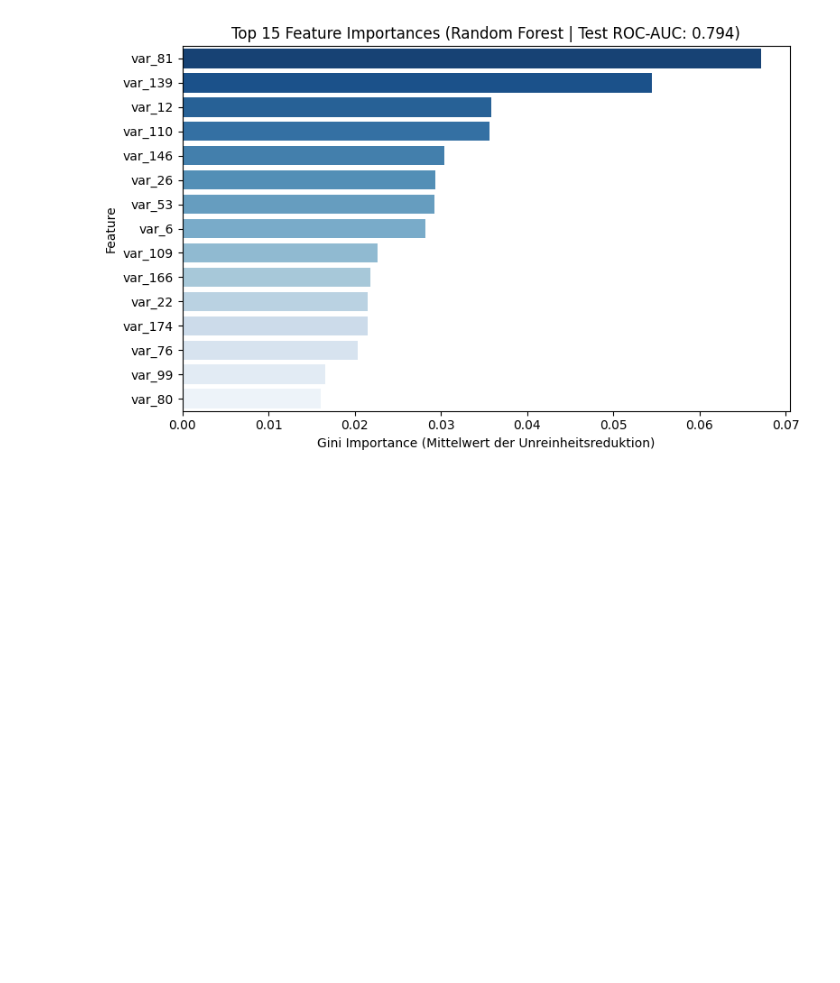
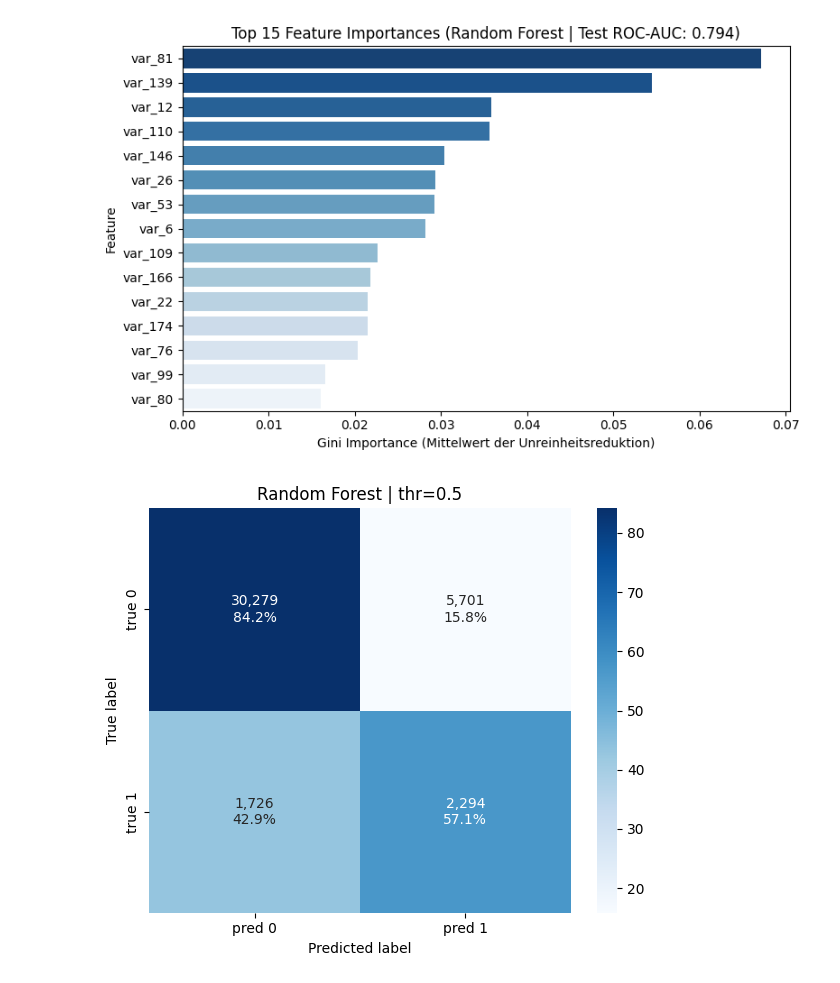
Before and after one commit to Cypshu/ADA_Project, a Jupyter notebook: Tro/SCTP_RF_Trong.ipynb, the cells around one changed output. Cells and saved outputs as stored; diff of their text form; code cells hidden in the pictures; blank space fills up the shorter version.

```diff
--- a/Tro/SCTP_RF_Trong.ipynb
+++ b/Tro/SCTP_RF_Trong.ipynb
@@ -6,8 +6,16 @@ import numpy as np
 import pandas as pd
 import seaborn as sns
 from sklearn.ensemble import RandomForestClassifier
-from sklearn.metrics import roc_auc_score
 from sklearn.model_selection import train_test_split
+from sklearn.metrics import (
+    roc_auc_score,
+    average_precision_score,
+    f1_score,
+    matthews_corrcoef,
+    confusion_matrix,
+    PrecisionRecallDisplay,
+    classification_report
+)
 
 # ==========================================
 # 1. Daten aus der Parquet-Datei laden
@@ -21,7 +29,7 @@ print(
     f"Daten erfolgreich geladen: {X.shape[0]} Zeilen, {X.shape[1]} Features"
 )
 
-# Optional: Farbschema definieren (falls du die Stylesheet-Variable aus der EDA nutzen willst)
+# Optional: Farbschema definieren
 if "SEQUENTIAL_BLUE" in locals():
     bar_palette = SEQUENTIAL_BLUE(np.linspace(0.4, 1, 15))[::-1].tolist()
 else:
@@ -37,8 +45,6 @@ X_train, X_test, y_train, y_test = train_test_split(
 # ==========================================
 # 3. Random Forest trainieren
 # ==========================================
-# n_jobs=-1 nutzt alle CPU-Kerne für schnelles Training
-# class_weight='balanced' berücksichtigt das 90:10 Klassenungleichgewicht
 rf_model = RandomForestClassifier(
     n_estimators=100,
     max_depth=10,
@@ -49,14 +55,31 @@ rf_model = RandomForestClassifier(
 rf_model.fit(X_train, y_train)
 
 # ==========================================
-# 4. Evaluierung mit ROC-AUC
+# 4. Vorhersagen & Metriken berechnen
 # ==========================================
 y_pred_proba = rf_model.predict_proba(X_test)[:, 1]
+
+# Schwellenwert auf Standard 0.5 festlegen
+threshold = 0.5
+y_pred_rf = (y_pred_proba >= threshold).astype(int)
+
+# Metriken berechnen
 auc_score = roc_auc_score(y_test, y_pred_proba)
-print(f"--> Random Forest Test ROC-AUC Score: {auc_score:.4f}")
+pr_auc_rf = average_precision_score(y_test, y_pred_proba)
+f1_rf = f1_score(y_test, y_pred_rf)
+mcc_rf = matthews_corrcoef(y_test, y_pred_rf)
+
+print("=" * 55)
+print("Random Forest Baseline (200 Features) - Performance:")
+print("=" * 55)
+print(f"ROC-AUC : {auc_score:.4f}  ({auc_score * 100:.2f} %)")
+print(f"PR-AUC  : {pr_auc_rf:.4f}  ({pr_auc_rf * 100:.2f} %)")
+print(f"F1-Score: {f1_rf:.4f}  ({f1_rf * 100:.2f} %)")
+print(f"MCC     : {mcc_rf:.4f}  ({mcc_rf * 100:.2f} %)")
+print("=" * 55)
 
 # ==========================================
-# 5. Top 15 Feature Importances extrahieren & visualisieren
+# 5. Top 15 Feature Importances
 # ==========================================
 fi_df = (
     pd.DataFrame(
@@ -81,8 +104,58 @@ plt.title(
 )
 plt.xlabel("Gini Importance (Mittelwert der Unreinheitsreduktion)")
 plt.ylabel("Feature")
-
 plt.tight_layout()
 plt.show()
+
+# ==========================================
+# 6. Konfusionsmatrix (mit Absolutzahlen & Prozentsätzen)
+# ==========================================
+cm_abs = confusion_matrix(y_test, y_pred_rf)
+cm_perc = confusion_matrix(y_test, y_pred_rf, normalize="true") * 100
+
+labels = np.asarray([
+    [f"{val_abs:,}\n{val_perc:.1f}%" for val_abs, val_perc in zip(row_abs, row_perc)]
+    for row_abs, row_perc in zip(cm_abs, cm_perc)
+])
+
+plt.figure(figsize=(6, 5))
+sns.heatmap(
+    cm_perc,
+    annot=labels,
+    fmt="",
+    cmap="Blues",
+    cbar=True,
+    xticklabels=["pred 0", "pred 1"],
+    yticklabels=["true 0", "true 1"],
+)
+plt.title(f"Random Forest | thr={threshold}")
+plt.ylabel("True label")
+plt.xlabel("Predicted label")
+plt.tight_layout()
+plt.show()
+
+# ==========================================
+# 7. Precision-Recall-Kurve
+# ==========================================
+plt.figure(figsize=(7, 5))
+PrecisionRecallDisplay.from_predictions(
+    y_test,
+    y_pred_proba,
+    name="Random Forest Baseline",
+    color="#2a78d6",
+    ax=plt.gca(),
+)
+plt.title(f"Random Forest Precision-Recall Curve (PR-AUC: {pr_auc_rf * 100:.2f} %)")
+plt.xlabel("Recall (Trefferquote)")
+plt.ylabel("Precision (Genauigkeit)")
+plt.grid(True, linestyle="--", alpha=0.5)
+plt.tight_layout()
+plt.show()
+
+# ==========================================
+# 8. Detailed Classification Report
+# ==========================================
+print("\nClassification Report (Random Forest Baseline):")
+print(classification_report(y_test, y_pred_rf))
 # %% [output]
 Daten erfolgreich geladen: 200000 Zeilen, 200 Features
@@ -90 +170,2 @@ Daten erfolgreich geladen: 200000 Zeilen, 200 Features
 [figure]
+[figure, added]
```
Also changed, not shown: parts of 26 cells of this notebook.
